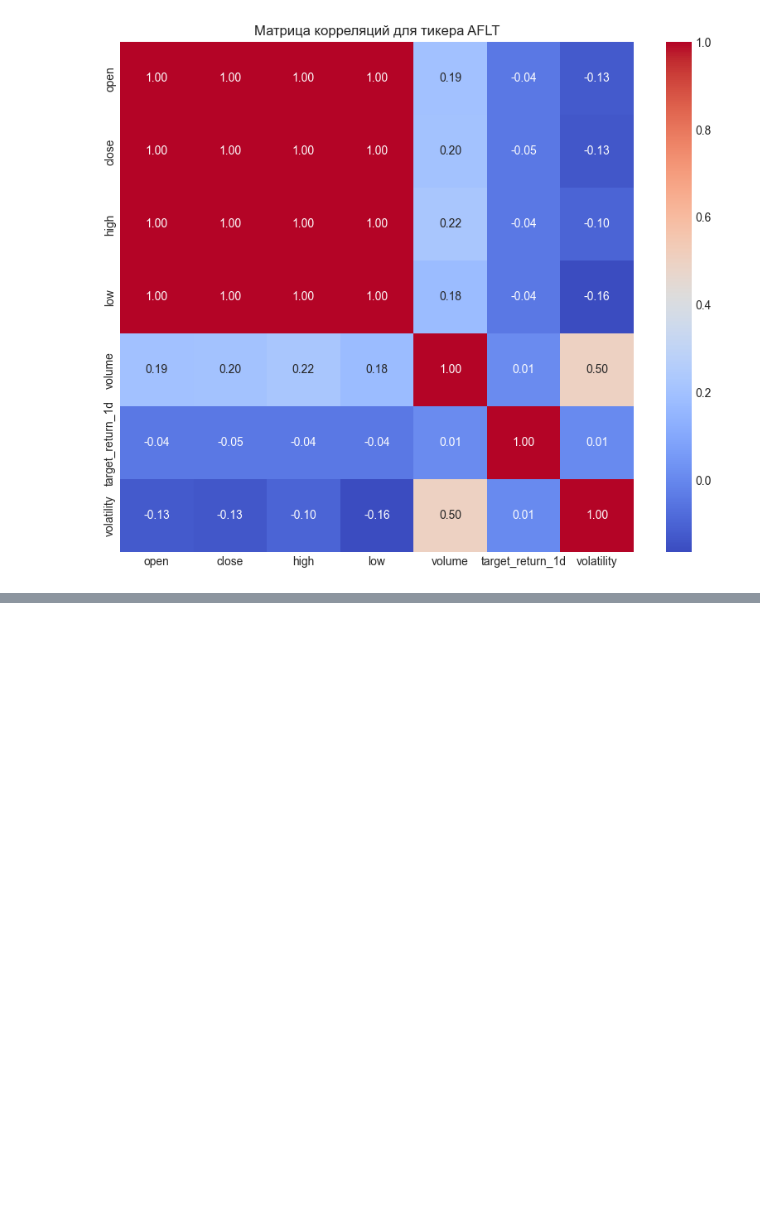
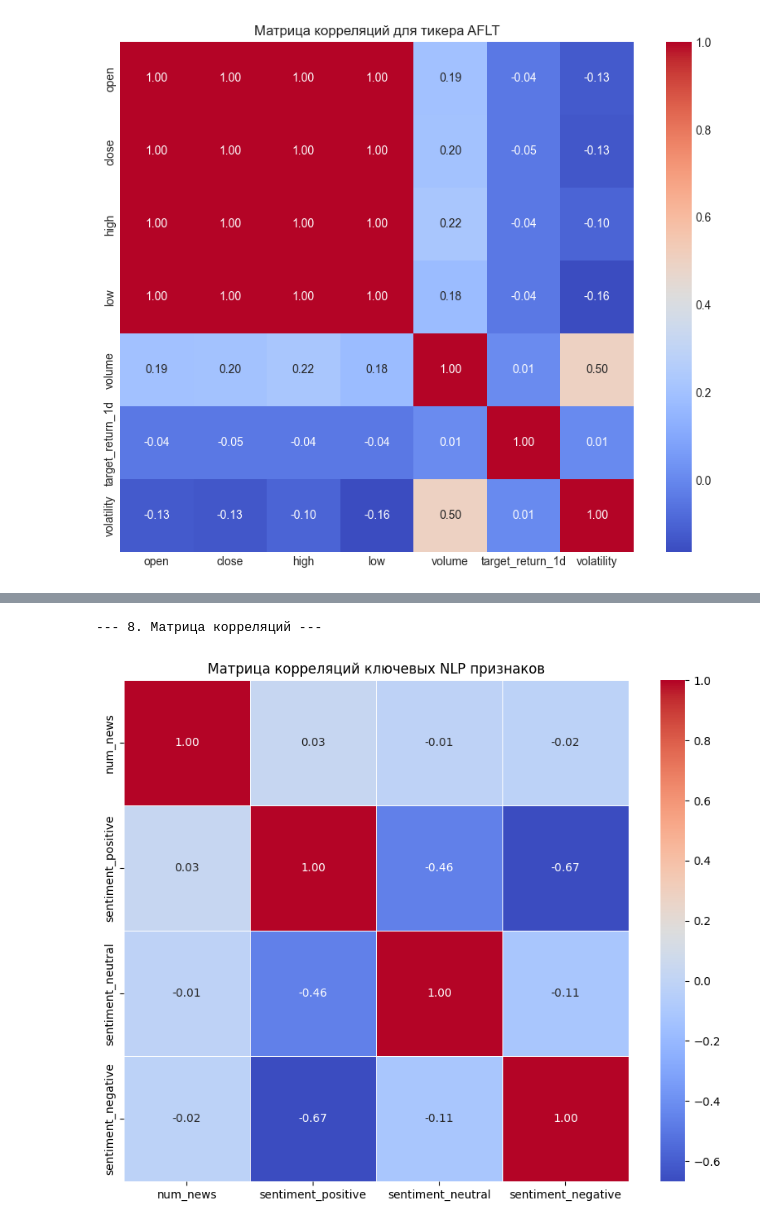
Before and after one commit to jmihan/finam-ai-trade-hack, a Jupyter notebook: notebooks/model_prototype.ipynb, the cells around one changed output, grey strips where cells are left out. Saved outputs shown, nothing was run; the diff lists cells and outputs as text; code cells hidden in the pictures; blank space fills up the shorter version.

```diff
--- a/notebooks/model_prototype.ipynb
+++ b/notebooks/model_prototype.ipynb
@@ -213,0 +392,14 @@ plt.show()
+# %%
+# Используем те же признаки, что и для гистограмм
+if features_to_plot:
+    print("\n--- 8. Матрица корреляций ---")
+
+    correlation_matrix = df_news_features[features_to_plot].corr()
+
+    plt.figure(figsize=(10, 8))
+    sns.heatmap(correlation_matrix, annot=True, cmap='coolwarm', fmt='.2f', linewidths=.5)
+    plt.title('Матрица корреляций ключевых NLP признаков')
+    plt.show()
+# %% [output]
+--- 8. Матрица корреляций ---
+[figure, added]
```
Also changed, not shown: parts of 17 cells of this notebook, 9 other files.
